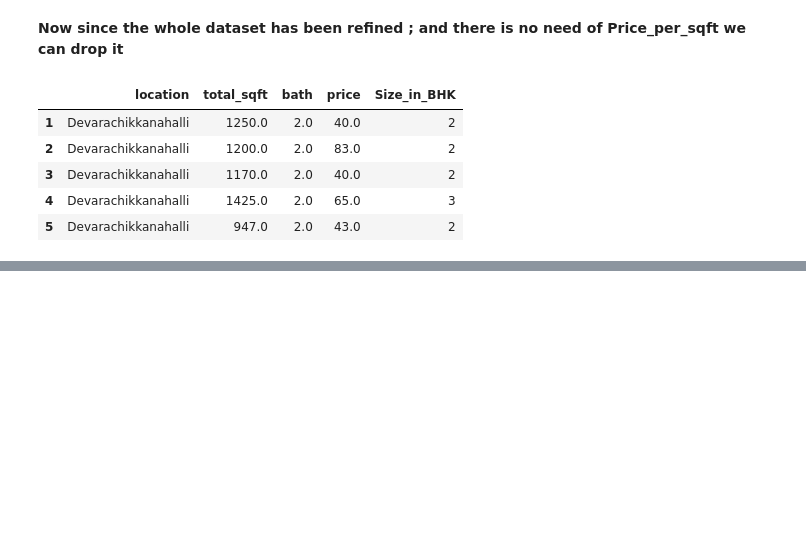
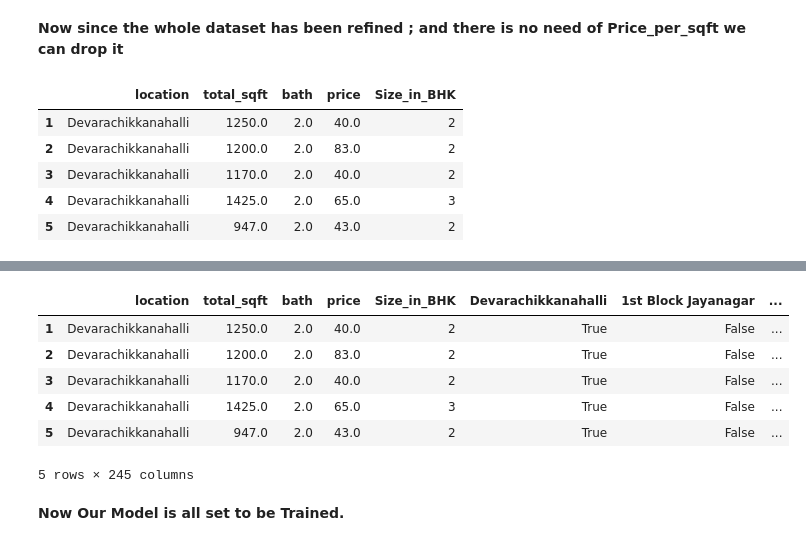
Before and after one commit to Codealpha07/Real-Estate-Price-Estimation, a Jupyter notebook: Model/Prediction_Model.ipynb, the cells around one changed output, grey strips where cells are left out. Cells and saved outputs as stored; diff of their text form; code cells hidden in the pictures; blank space fills up the shorter version.

```diff
--- a/Model/Prediction_Model.ipynb
+++ b/Model/Prediction_Model.ipynb
@@ -461,0 +468,3 @@ df10.head()
+# %%
+dummies = pd.get_dummies(df10["location"])
+dummies.head()
@@ -461,0 +479,16 @@ df10.head()
+# %%
+# Since the no. of dummies columns should be one less than the total locations.
+# Hence we can remove the "Others" column , which can be represented by 0 in the whole row.
+
+dummies.drop("others", axis="columns", inplace=True)
+# %%
+df11 = pd.concat([df10, dummies], axis="columns")
+df11.head()
+# %% [output]
+|  | location | total_sqft | bath | price | Size_in_BHK | Devarachikkanahalli | 1st Block Jayanagar | ... |
+| 1 | Devarachikkanahalli | 1250.0 | 2.0 | 40.0 | 2 | True | False | ... |
+| 2 | Devarachikkanahalli | 1200.0 | 2.0 | 83.0 | 2 | True | False | ... |
+| 3 | Devarachikkanahalli | 1170.0 | 2.0 | 40.0 | 2 | True | False | ... |
+| 4 | Devarachikkanahalli | 1425.0 | 2.0 | 65.0 | 3 | True | False | ... |
+| 5 | Devarachikkanahalli | 947.0 | 2.0 | 43.0 | 2 | True | False | ... |
+5 rows × 245 columns
@@ -461,0 +497,2 @@ df10.head()
+# %% [markdown]
+<b>Now Our Model is all set to be Trained.</b>
```
Also changed, not shown: parts of 5 cells of this notebook.
